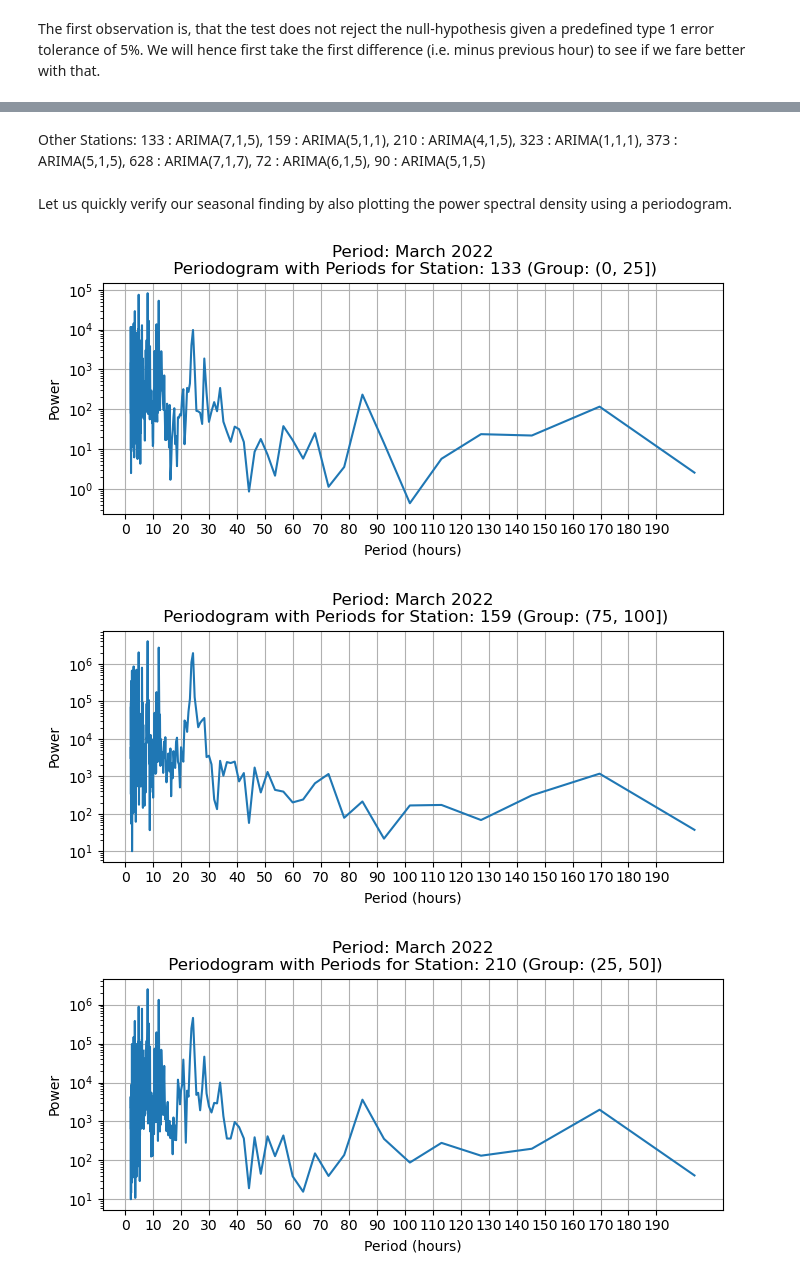
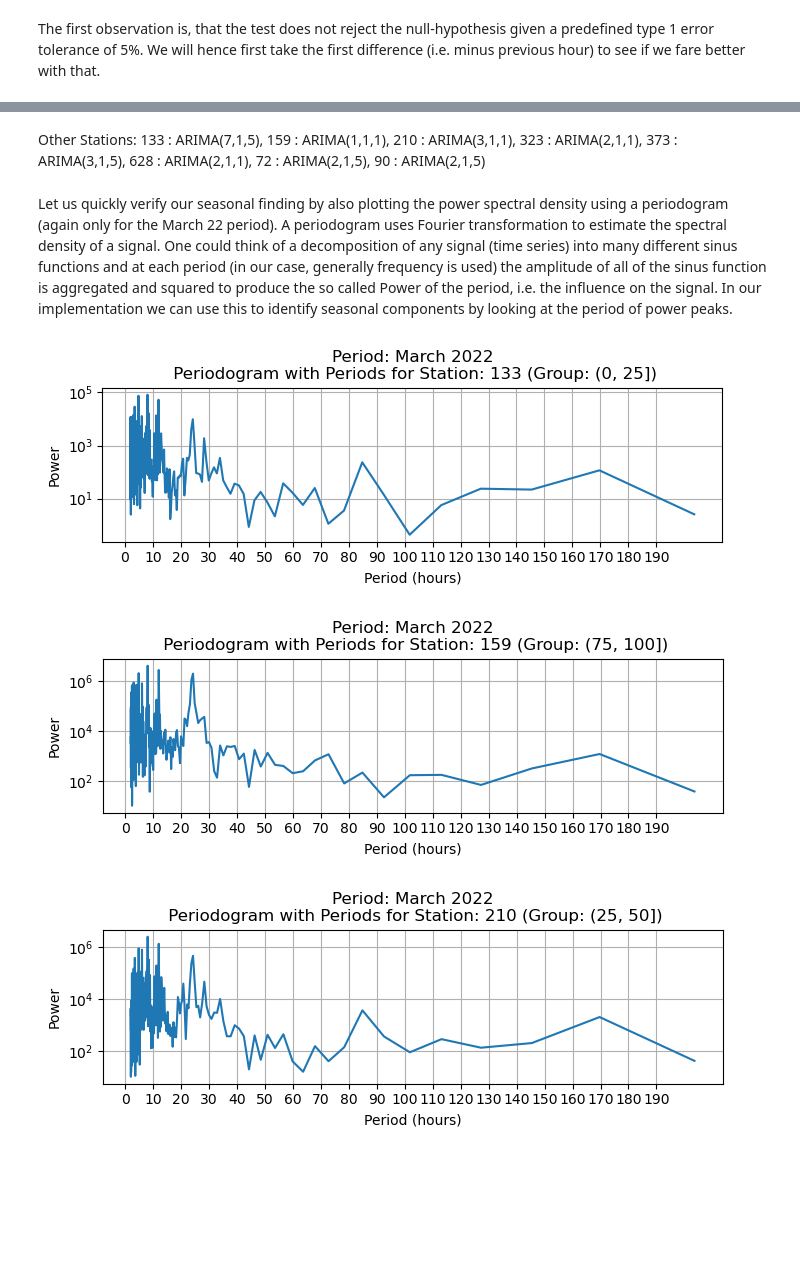
Before and after one commit to TaTo0101/NY_subway_ridership_forecasting, a Jupyter notebook: notebooks/jet_ds_challenge_pres.ipynb, the cells around one changed output, grey strips where cells are left out. Saved outputs shown, nothing was run; the diff lists cells and outputs as text; code cells hidden in the pictures; blank space fills up the shorter version.

```diff
--- a/notebooks/jet_ds_challenge_pres.ipynb
+++ b/notebooks/jet_ds_challenge_pres.ipynb
@@ -662,7 +730,7 @@ Now let us proceed with the visual analysis regarding stationarity and seasonali
 # %%
 # For each time period and each station, produce ACF, PACF, and a time series plot including a Dickey-Fuller test p-value
 # Mar 22
-for station_id in ts_mar_22_main_plot["station_complex_id"].unique():
+for i, station_id in enumerate(ts_mar_22_main_plot["station_complex_id"].unique()):
     # Subset data
     mask = ts_mar_22_main_plot["station_complex_id"] == station_id
     plot_df = ts_mar_22_main_plot[mask]
@@ -673,5 +741,9 @@ for station_id in ts_mar_22_main_plot["station_complex_id"].unique():
     plot_df.set_index("transit_timestamp", inplace=True)
 
     # Use function from eda.py module
-    ts_analysis_plots(plot_df, figsize=(11, 7), title=f"Period: March 2022\n ACF, PACF, and Time Series Plot for Station: {station_id} (Group: {group_val})")
+    ts_analysis_plots(plot_df, figsize=(11, 5), title=f"Period: March 2022\n ACF, PACF, and Time Series Plot for Station: {station_id} (Group: {group_val})")
+
+    # Avoid plotting all stations for visual appeal, comments always include all plots
+    if i == 2:
+        break
 # %% [output]
@@ -688,7 +755,7 @@ The first observation is, that the test does not reject the null-hypothesis give
 # %%
 # For each time period and each station, produce ACF, PACF, and a time series plot including a Dickey-Fuller test p-value but now with one hour difference
 # Mar 22
-for station_id in ts_mar_22_main_plot["station_complex_id"].unique():
+for i, station_id in enumerate(ts_mar_22_main_plot["station_complex_id"].unique()):
     # Subset data
     mask = ts_mar_22_main_plot["station_complex_id"] == station_id
     plot_df = ts_mar_22_main_plot[mask]
@@ -703,6 +770,10 @@ for station_id in ts_mar_22_main_plot["station_complex_id"].unique():
 
     # Use function from eda.py module
     ts_analysis_plots(plot_df, figsize=(11, 7), title=f"Period: March 2022\n ACF, PACF, and Time Series Plot for Station: {station_id} (Group: {group_val})")
+
+    # Avoid plotting all stations for visual appeal, comments always include all plots
+    if i == 2:
+        break
 # %% [output]
 [figure]
 [figure]
@@ -720,44 +785,47 @@ One important thing to note are the spikes that occur in all ACF plots around 24
 # %% [markdown]
 Other Stations:
-133 : ARIMA(7,1,5), 159 : ARIMA(5,1,1), 210 : ARIMA(4,1,5), 323 : ARIMA(1,1,1), 373 : ARIMA(5,1,5), 628 : ARIMA(7,1,7), 72 : ARIMA(6,1,5), 90 : ARIMA(5,1,5)
+133 : ARIMA(7,1,5), 159 : ARIMA(1,1,1), 210 : ARIMA(3,1,1), 323 : ARIMA(2,1,1), 373 : ARIMA(3,1,5), 628 : ARIMA(2,1,1), 72 : ARIMA(2,1,5), 90 : ARIMA(2,1,5)
 # %% [markdown]
-Let us quickly verify our seasonal finding by also plotting the power spectral density using a periodogram.
+Let us quickly verify our seasonal finding by also plotting the power spectral density using a periodogram (again only for the March 22 period). A periodogram uses Fourier transformation to estimate the spectral density of a signal. One could think of a decomposition of any signal (time series) into many different sinus functions and at each period (in our case, generally frequency is used) the amplitude of all of the sinus function is aggregated and squared to produce the so called Power of the period, i.e. the influence on the signal. In our implementation we can use this to identify seasonal components by looking at the period of power peaks.
 # %%
-for station_id in ts_mar_22_main_plot["station_complex_id"].unique():
+for i, station_id in enumerate(ts_mar_22_main_plot["station_complex_id"].unique()):
     # Subset data
     mask = ts_mar_22_main_plot["station_complex_id"] == station_id
     plot_df = ts_mar_22_main_plot[mask]
     group_val = plot_df["quant_group"].unique()[0]
     plot_df = plot_df.loc[:, ["transit_timestamp", "ridership"]]# drop not required columns
 
     # plots require the time variable to be the index
     plot_df.set_index("transit_timestamp", inplace=True)
 
     # Apply first difference (i.e. lag of 1)
     plot_df = (plot_df - plot_df.shift(1)).dropna()
 
     # Setting sampling frequency to 1 as we convert frequency to periods (hours)
     fs = 1
 
     # Computing the periodogram
     frequencies, power = periodogram(plot_df["ridership"].values, fs=fs)
 
     # Convert frequencies to periods (in hours), avoiding division by zero
     periods = 1 / frequencies[1:]  # Skip the first element to avoid dividing by zero
 
     # Corresponding power values, excluding the first element
     power_periods = power[1:]
 
     # Plotting the periodogram with periods on the x-axis (only show 10 days)
-    plt.figure(figsize=(8, 3))
+    plt.figure(figsize=(8, 2))
     plt.semilogy(periods[periods<=240], power_periods[periods<=240])
     plt.title(f"Period: March 2022\n Periodogram with Periods for Station: {station_id} (Group: {group_val})")
     plt.xlabel("Period (hours)")
     plt.ylabel("Power")
     plt.xticks(np.arange(0, 200, 10))
     plt.grid(True)
     plt.show()
+
+    if i == 4:
+        break
 # %% [output]
-[figure, old version]
+[figure, new version]
-[figure, old version]
+[figure, new version]
-[figure, old version]
+[figure, new version]
```
Also changed, not shown: parts of 60 cells of this notebook, 3 other files.
